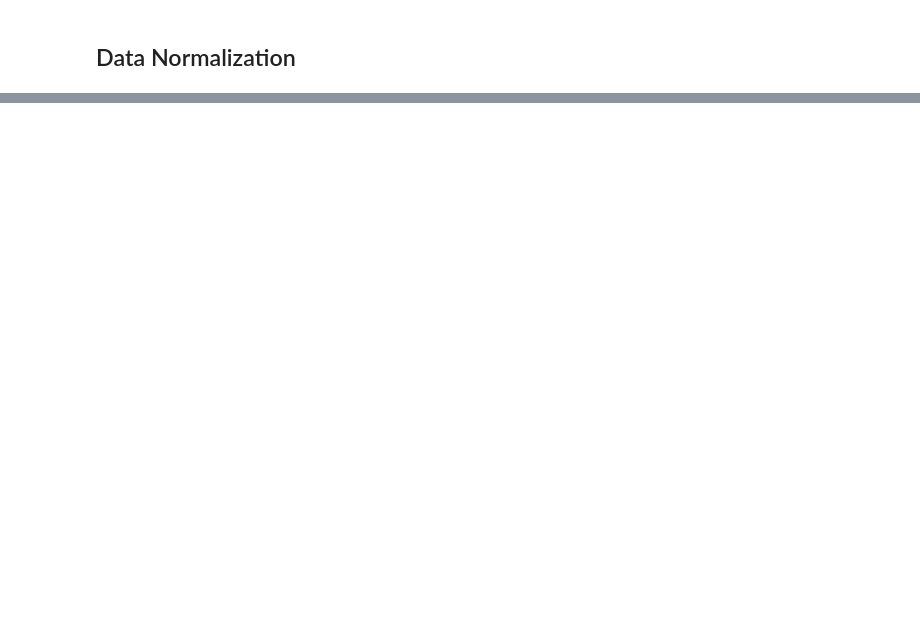
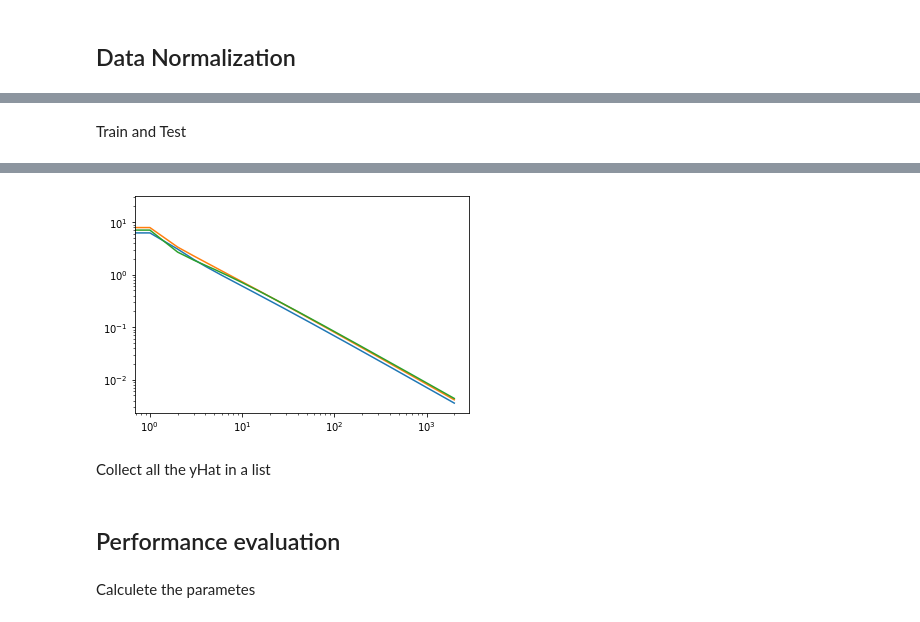
Before and after one commit to MargheritaMusumeci/Credit-card-fraud-detection, a Jupyter notebook: CCFD.ipynb, the cells around one changed output, grey strips where cells are left out. Cells and saved outputs as stored; diff of their text form; code cells hidden in the pictures; blank space fills up the shorter version.

```diff
--- a/CCFD.ipynb
+++ b/CCFD.ipynb
@@ -236,0 +473,9 @@ def RUS(ratio):
+# %%
+def initialize_params(weight_size):
+  """
+  The purpose of this function is to initialize the weights and bias
+
+  @params: weight_size: number of features
+  @return: array of dimention (weights_size + 1) initialize to zero
+  """
+  return np.zeros(weight_size + 1 )
@@ -236,0 +534,29 @@ def RUS(ratio):
+# %% [markdown]
+Train and Test
+# %%
+# split the validation set in a set contains featatures and one contains results
+x_valid = list()
+y_valid = list()
+
+for sample in valid_set:
+  x_valid.append(sample[:-1])
+  y_valid.append(sample[-1])
+
+# train the model
+params1 = logistic_regression(training_set1)
+
+# test the model
+print('validation loss 1: %1.3e \n' % loss(x_valid,y_valid,params1))
+
+# train the model
+params2 = logistic_regression(training_set2)
+
+# test the model
+print('validation loss 2: %1.3e \n' % loss(x_valid,y_valid,params2))
+
+# train the model
+params3 = logistic_regression(training_set3)
+
+# test the model
+print('validation loss 3: %1.3e \n' % loss(x_valid,y_valid,params3))
+# %% [output]
@@ -236,0 +569,3 @@ def RUS(ratio):
+[figure, added]
+# %% [markdown]
+Collect all the yHat in a list
@@ -236,0 +598,4 @@ def RUS(ratio):
+# %% [markdown]
+## Performance evaluation
+# %% [markdown]
+Calculete the parametes
```
Also changed, not shown: parts of 82 cells of this notebook, 2 other files.
